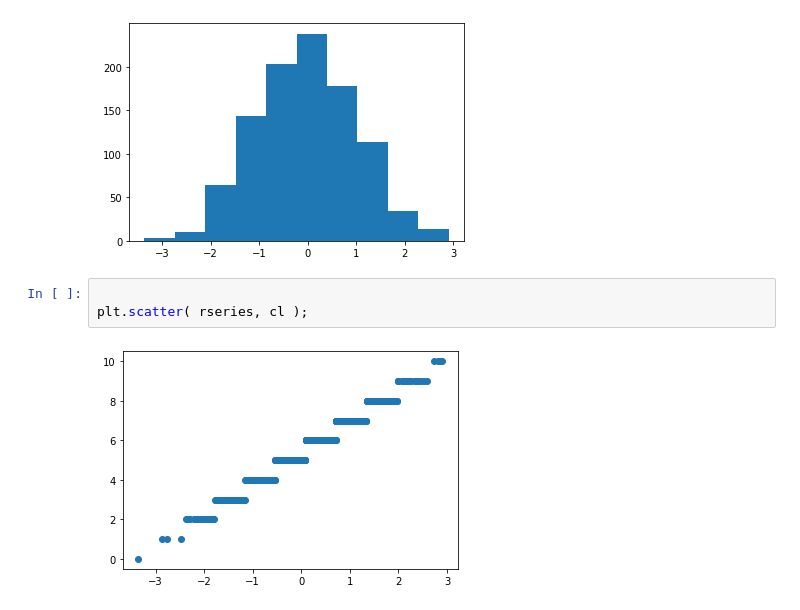
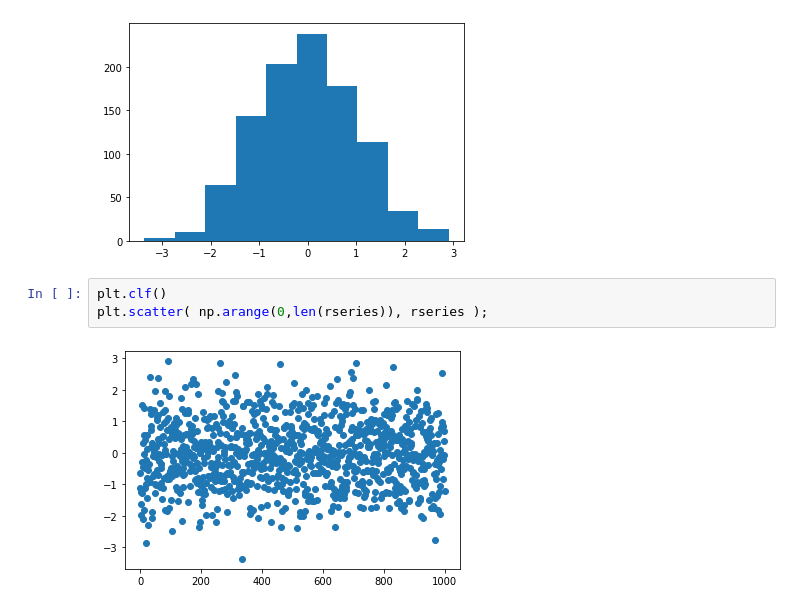
Before and after one commit to lisatwyw/data-gym, a Jupyter notebook: discretize.ipynb, the cells around one changed output. Cells and saved outputs as stored; diff of their text form.

```diff
--- a/discretize.ipynb
+++ b/discretize.ipynb
@@ -24,8 +27,8 @@ import matplotlib.pyplot as plt;
 plt.hist(rseries);
 # %% [output]
 [figure]
-# %%
-
-plt.scatter( rseries, cl );
-# %% [output]
-[figure, removed]
+# %%
+plt.clf()
+plt.scatter( np.arange(0,len(rseries)), rseries );
+# %% [output]
+[figure, added]
```
Also changed, not shown: parts of 2 cells of this notebook.
